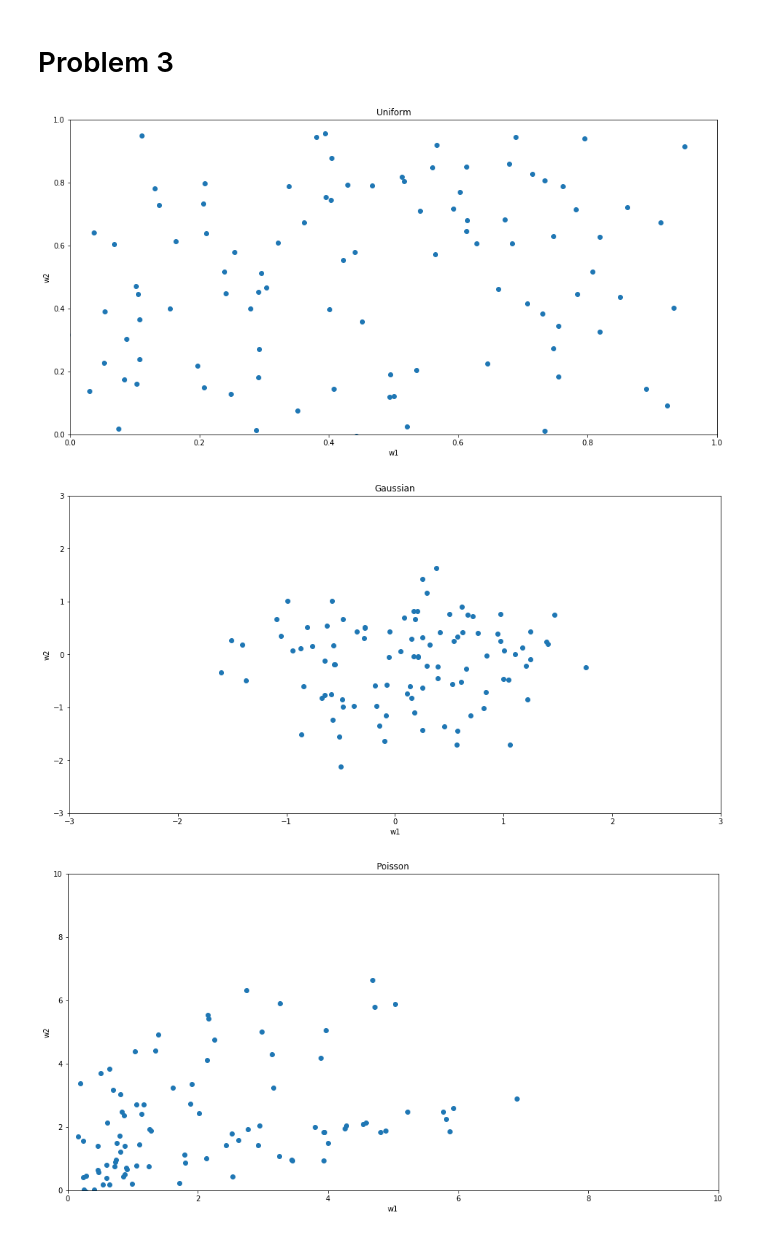
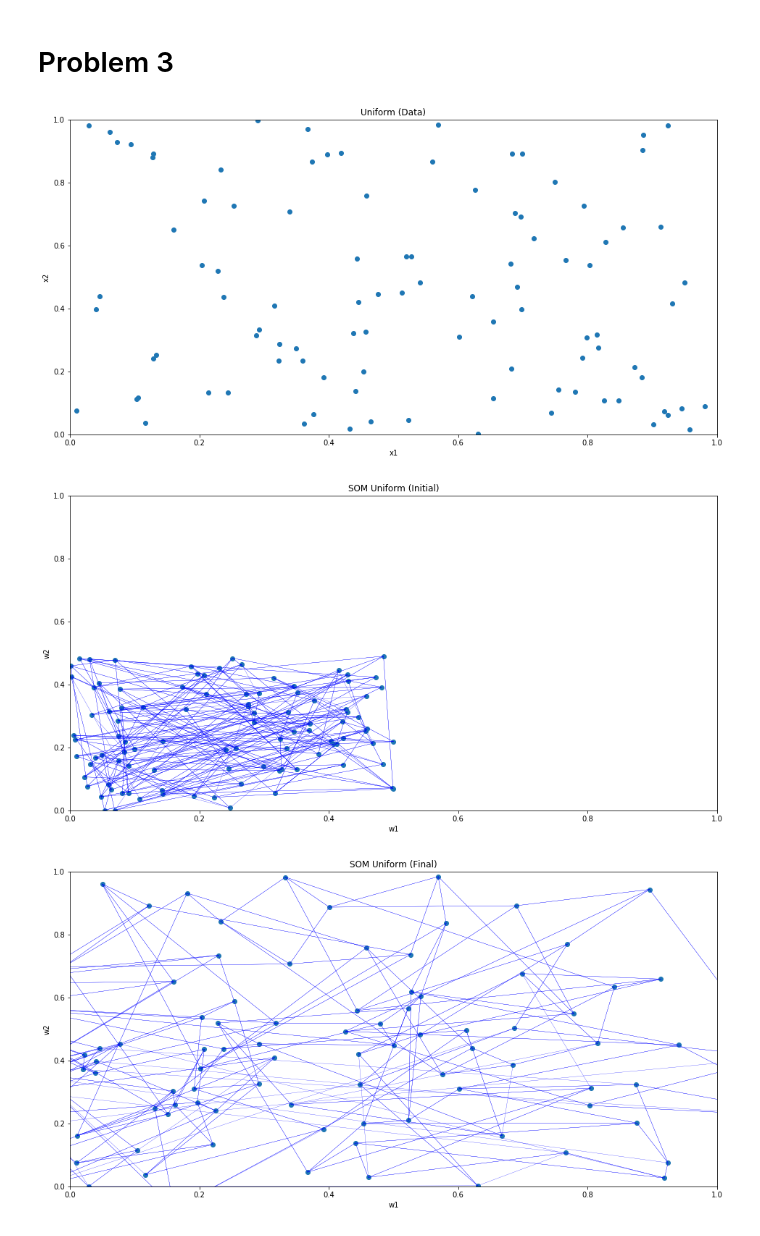
Before and after one commit to vanandrew/BME572, a Jupyter notebook: HW2/Problem3.ipynb, the cells around one changed output. Drawn from its saved outputs; the diff is of its cells as text; code cells hidden in the pictures.

```diff
--- a/HW2/Problem3.ipynb
+++ b/HW2/Problem3.ipynb
@@ -43,7 +40,7 @@ class SOM:
     """
         A self organizing map
     """
-    def __init__(self,data_input,lr=500,lt=1,nr=20,nt=4,iterations=1000):
+    def __init__(self,data_input,lr=3000,lt=4,nr=3000,nt=4,iterations=10000):
         """
             Initialization
         """
@@ -58,7 +55,10 @@ class SOM:
         self.iterations = iterations
 
         # create the weights
-        self.w = np.random.rand(10,10,2)
+        self.w = np.random.rand(10,10,2)*0.5
+
+        # save initial w
+        self.initial_w = np.copy(self.w)
 
         # set neighborhood function (I use a 2D gaussian)
         self.neighborhood = lambda sigma: self.gkern(sig=sigma,n=(2*nt+1))
@@ -67,7 +67,7 @@ class SOM:
         """
             Train the SOM
         """
-        for i in range(self.iterations):
+        for k in range(self.iterations):
             # choose a random input
             idx = int(np.round(np.random.rand()*99))
             selected_input = self.data[idx,:]
@@ -96,15 +96,15 @@ class SOM:
             diff = (selected_input - self.w[BMU[0],BMU[1]])
 
             # update weights in neighborhood
-            for n in self.neighborhood(self.nr(i)):
+            for n in self.neighborhood(self.nr(k)):
                 try:
                     self.w[BMU[0]+n[0],BMU[1]+n[1]] = (self.w[BMU[0]+n[0],BMU[1]+n[1]]
-                        + n[2]*self.lr(i)*diff)
+                        + n[2]*self.lr(k)*diff)
                 except IndexError:
                     pass
 
         # return weights
-        return self.w
+        return self.w,self.initial_w
 
     @staticmethod
     def gkern(sig, n):
@@ -128,37 +169,54 @@ class SOM:
 """
     Train SOMs
 """
-weight_uniform = SOM(uniform).train().reshape(100,2)
-weight_gaussian = SOM(gaussian).train().reshape(100,2)
-weight_poisson = SOM(poisson).train().reshape(100,2)
+weight_uniform,weight_uniform_initial = SOM(uniform).train()
+weight_gaussian,weight_gaussian_initial = SOM(gaussian).train()
 # %%
 """
     Plot Stuff
 """
+
 # Uniform
 plt.figure(figsize=(16,8))
-plt.scatter(weight_uniform[:,0],weight_uniform[:,1])
-plt.title('Uniform')
+plt.scatter(uniform[:,0],uniform[:,1])
+plt.title('Uniform (Data)')
+plt.xlabel('x1'); plt.ylabel('x2')
+plt.xlim(0,1); plt.ylim(0,1);
+plt.figure(figsize=(16,8))
+plt.scatter(weight_uniform_initial.reshape(100,2)[:,0],weight_uniform_initial.reshape(100,2)[:,1])
+plot_lattice(weight_uniform_initial)
+plt.title('SOM Uniform (Initial)')
+plt.xlabel('w1'); plt.ylabel('w2')
+plt.xlim(0,1); plt.ylim(0,1);
+plt.figure(figsize=(16,8))
+plt.scatter(weight_uniform.reshape(100,2)[:,0],weight_uniform.reshape(100,2)[:,1])
+plot_lattice(weight_uniform)
+plt.title('SOM Uniform (Final)')
 plt.xlabel('w1'); plt.ylabel('w2')
 plt.xlim(0,1); plt.ylim(0,1);
 
 # Gaussian
 plt.figure(figsize=(16,8))
-plt.scatter(weight_gaussian[:,0],weight_gaussian[:,1])
-plt.title('Gaussian')
+plt.scatter(gaussian[:,0],gaussian[:,1])
+plt.title('Gaussian (Data)')
+plt.xlabel('x1'); plt.ylabel('x2')
+plt.xlim(-3,3); plt.ylim(-3,3);
+plt.figure(figsize=(16,8))
+plt.scatter(weight_gaussian_initial.reshape(100,2)[:,0],weight_gaussian_initial.reshape(100,2)[:,1])
+plot_lattice(weight_gaussian_initial)
+plt.title('SOM Gaussian (Initial)')
+plt.xlabel('w1'); plt.ylabel('w2')
+plt.xlim(-3,3); plt.ylim(-3,3);
+plt.figure(figsize=(16,8))
+plt.scatter(weight_gaussian.reshape(100,2)[:,0],weight_gaussian.reshape(100,2)[:,1])
+plot_lattice(weight_gaussian)
+plt.title('SOM Gaussian (Final)')
 plt.xlabel('w1'); plt.ylabel('w2')
 plt.xlim(-3,3); plt.ylim(-3,3);
 
-# Poisson
-plt.figure(figsize=(16,8))
-plt.scatter(weight_poisson[:,0],weight_poisson[:,1])
-plt.title('Poisson')
-plt.xlabel('w1'); plt.ylabel('w2')
-plt.xlim(0,10); plt.ylim(0,10);
-
 # Show images
 plt.show()
 # %% [output]
-[figure, old version]
+[figure, new version]
-[figure, old version]
+[figure, new version]
-[figure, old version]
+[figure, new version]
```
Also changed, not shown: parts of 4 cells of this notebook, 2 other files.
